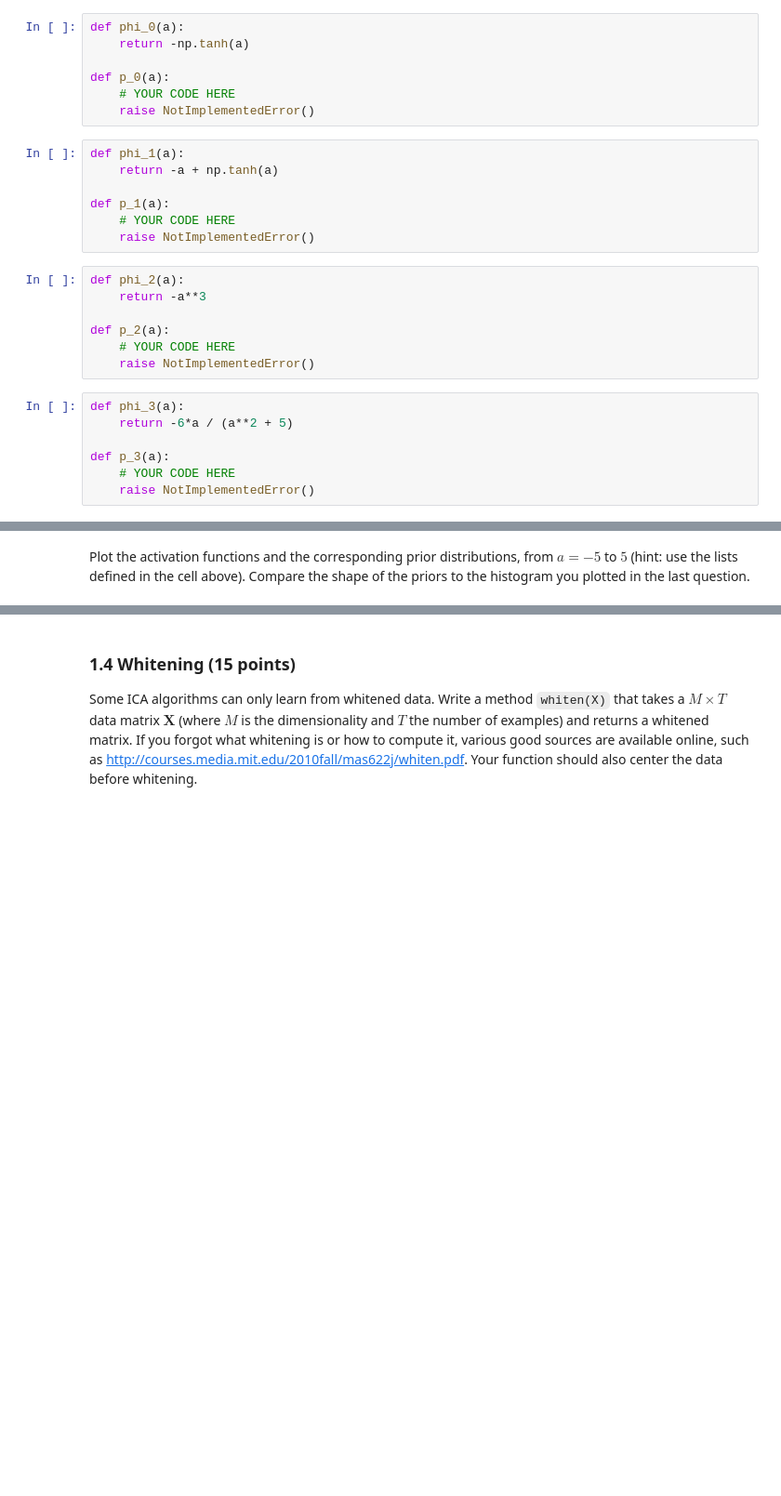
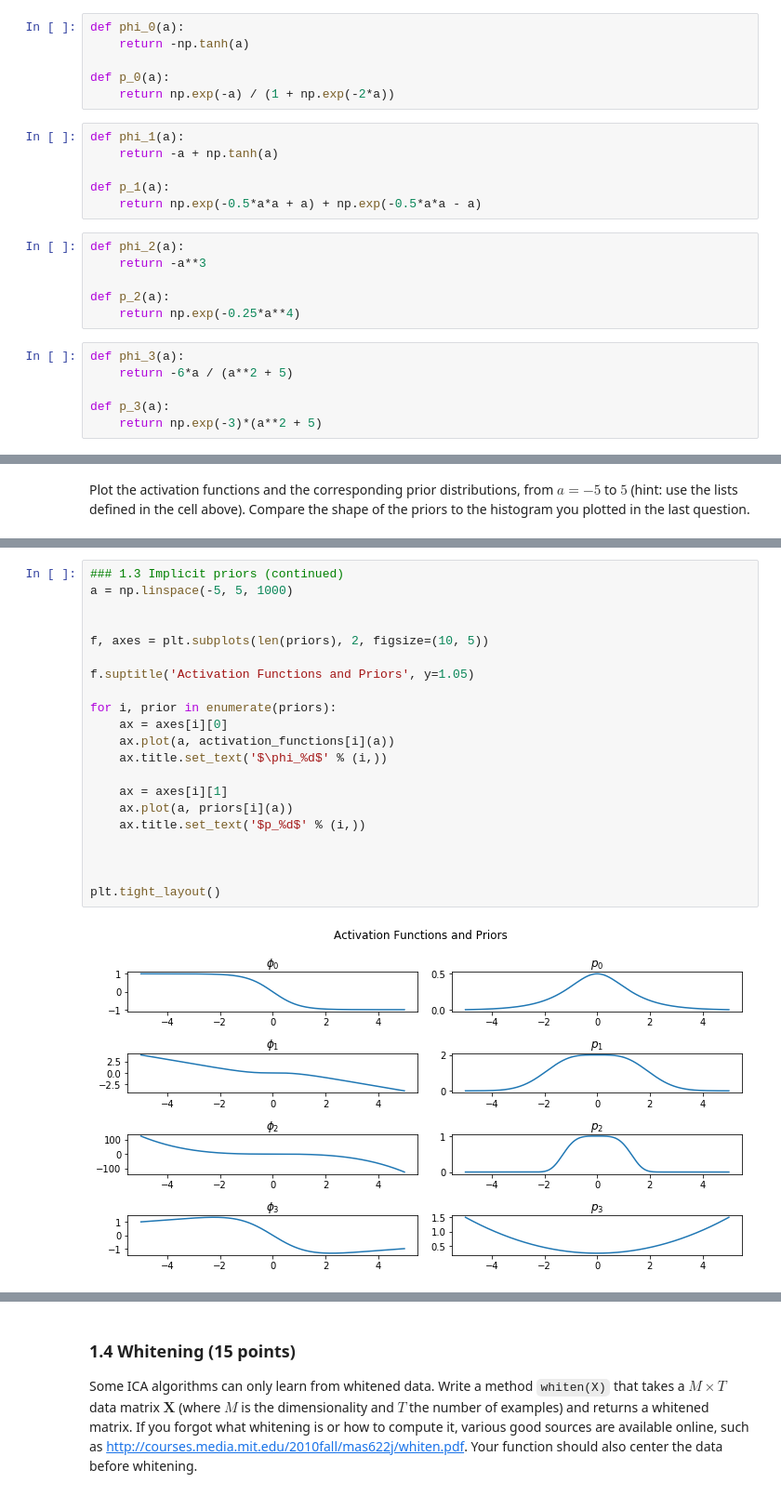
Before and after one commit to davide-belli/machine-learning-2-labs-hws, a Jupyter notebook: lab1/lab1.ipynb, the cells around one changed output, grey strips where cells are left out. Shown at 93% size. Drawn from its saved outputs; the diff is of its cells as text; blank space fills up the shorter version.

```diff
--- a/lab1/lab1.ipynb
+++ b/lab1/lab1.ipynb
@@ -213,29 +213,25 @@ def phi_0(a):
     return -np.tanh(a)
 
 def p_0(a):
-    # YOUR CODE HERE
-    raise NotImplementedError()
+    return np.exp(-a) / (1 + np.exp(-2*a))
 # %%
 def phi_1(a):
     return -a + np.tanh(a)
 
 def p_1(a):
-    # YOUR CODE HERE
-    raise NotImplementedError()
+    return np.exp(-0.5*a*a + a) + np.exp(-0.5*a*a - a)
 # %%
 def phi_2(a):
     return -a**3
 
 def p_2(a):
-    # YOUR CODE HERE
-    raise NotImplementedError()
+    return np.exp(-0.25*a**4)
 # %%
 def phi_3(a):
     return -6*a / (a**2 + 5)
 
 def p_3(a):
-    # YOUR CODE HERE
-    raise NotImplementedError()
+    return np.exp(-3)*(a**2 + 5)
 # %%
 activation_functions = [phi_0, phi_1, phi_2, phi_3]
 priors = [p_0, p_1, p_2, p_3]
@@ -257,0 +244,23 @@ NotImplementedError:
+# %%
+### 1.3 Implicit priors (continued)
+a = np.linspace(-5, 5, 1000)
+
+
+f, axes = plt.subplots(len(priors), 2, figsize=(10, 5))
+
+f.suptitle('Activation Functions and Priors', y=1.05)
+
+for i, prior in enumerate(priors):
+    ax = axes[i][0]
+    ax.plot(a, activation_functions[i](a))
+    ax.title.set_text('$\phi_%d$' % (i,))
+
+    ax = axes[i][1]
+    ax.plot(a, priors[i](a))
+    ax.title.set_text('$p_%d$' % (i,))
+
+
+
+plt.tight_layout()
+# %% [output]
+[figure, added]
```
Also changed, not shown: parts of 10 cells of this notebook.
